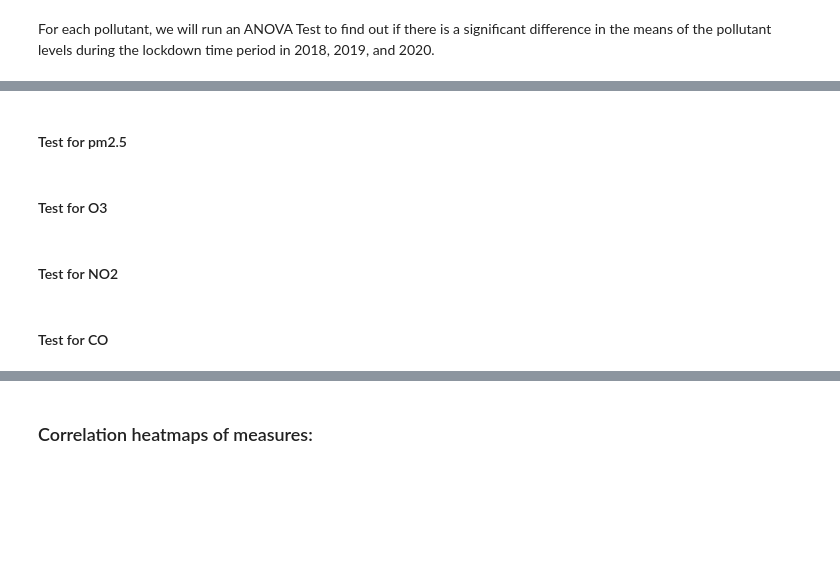
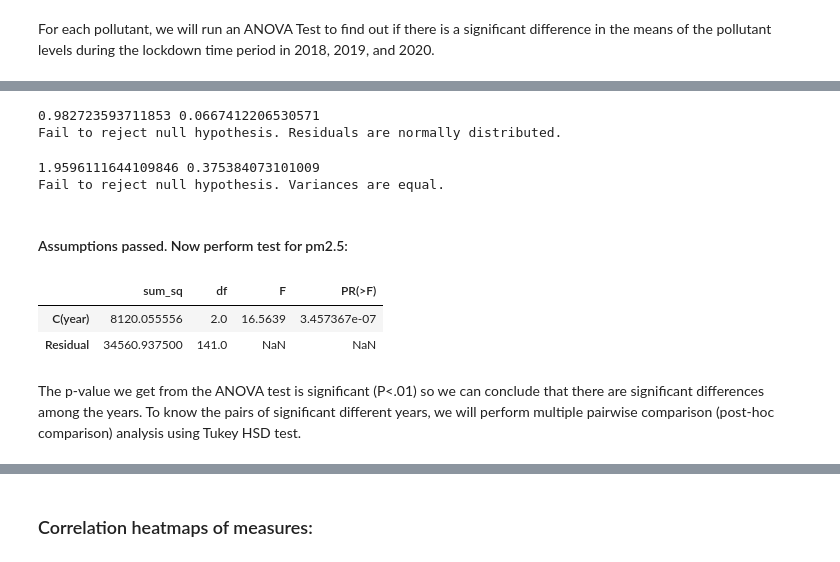
Before and after one commit to SandraVillamar/COVID-19-Lockdown-Affects-Air-Quality-in-LA, a Jupyter notebook: FinalProject_group22.ipynb, the cells around one changed output, grey strips where cells are left out. Saved outputs shown, nothing was run; the diff lists cells and outputs as text; code cells hidden in the pictures; blank space fills up the shorter version.

Commit message:
ANOVA tests

```diff
--- a/FinalProject_group22.ipynb
+++ b/FinalProject_group22.ipynb
@@ -312,8 +320,40 @@ For each pollutant, we will run an ANOVA Test to find out if there is a signific
+# %%
+#get model
+model = ols('pm25 ~ C(year)', data=df_pm25_lockdown).fit()
+
+#use Shapiro-Wilk test to check normal distribution of residuals
+#null hypothesis: data is drawn from normal distribution
+w, pvalue = sp.stats.shapiro(model.resid)
+print(w, pvalue)
+if pvalue > .01:
+    print("Fail to reject null hypothesis. Residuals are normally distributed.")
+# %% [output]
+0.982723593711853 0.0667412206530571
+Fail to reject null hypothesis. Residuals are normally distributed.
+# %%
+#separate data into years
+pm25_2018 = df_pm25_lockdown[df_pm25_lockdown['year'] == 2018]['pm25']
+pm25_2019 = df_pm25_lockdown[df_pm25_lockdown['year'] == 2019]['pm25']
+pm25_2020 = df_pm25_lockdown[df_pm25_lockdown['year'] == 2020]['pm25']
+
+#use Bartlett test to check homogeneity of variances
+#null hypothesis: samples from populations have equal variances
+w, pvalue = sp.stats.bartlett(pm25_2018, pm25_2019, pm25_2020)
+print(w, pvalue)
+if pvalue > .01:
+    print("Fail to reject null hypothesis. Variances are equal.")
+# %% [output]
+1.9596111644109846 0.375384073101009
+Fail to reject null hypothesis. Variances are equal.
 # %% [markdown]
-#### Test for pm2.5
+#### Assumptions passed. Now perform test for pm2.5:
-# %% [markdown]
-#### Test for O3
-# %% [markdown]
-#### Test for NO2
-# %% [markdown]
-#### Test for CO
+# %%
+#get ANOVA table
+anova_table = sm.stats.anova_lm(model, typ=2)
+anova_table
+# %% [output]
+|  | sum_sq | df | F | PR(>F) |
+| C(year) | 8120.055556 | 2.0 | 16.5639 | 3.457367e-07 |
+| Residual | 34560.937500 | 141.0 | NaN | NaN |
+# %% [markdown]
+The p-value we get from the ANOVA test is significant (P<.01) so we can conclude that there are significant differences among the years. To know the pairs of significant different years, we will perform multiple pairwise comparison (post-hoc comparison) analysis using Tukey HSD test.
```
Also changed, not shown: parts of 17 cells of this notebook.
